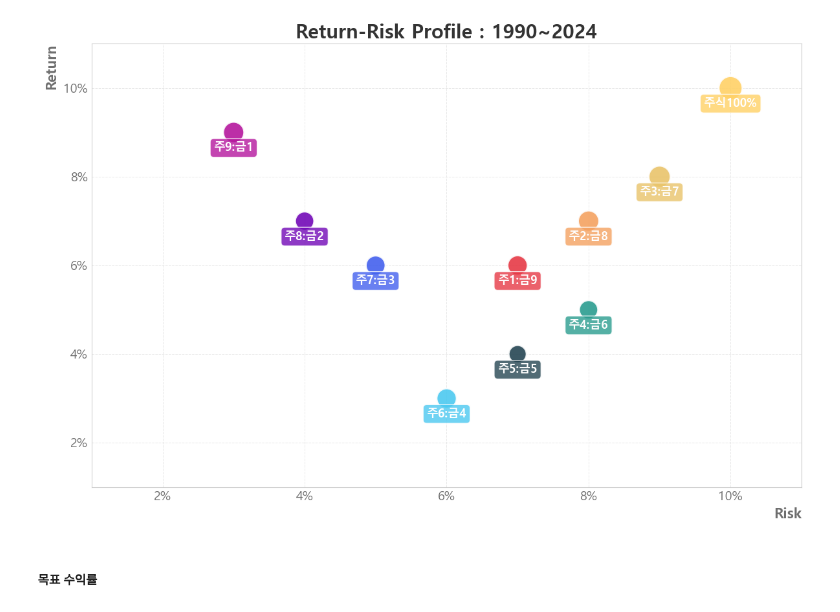
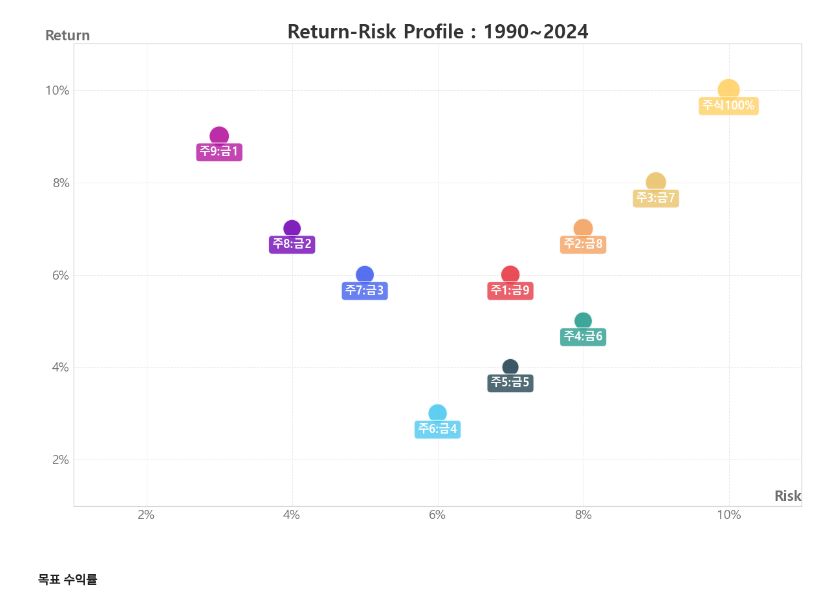
Before and after one commit to sdjhs0327/ws_fn, a Jupyter notebook: strategy/99_01_Report_RV.ipynb, the cells around one changed output. Saved outputs shown, nothing was run; the diff lists cells and outputs as text; code cells hidden in the pictures.

```diff
--- a/strategy/99_01_Report_RV.ipynb
+++ b/strategy/99_01_Report_RV.ipynb
@@ -52,36 +52,36 @@ for i, label in enumerate(labels):
         x[i], y[i]-0.35, label, fontsize=13, ha="center", va="center",
         color="white", fontweight="bold", bbox=dict(facecolor=colors[i], alpha=0.8, boxstyle="round,pad=0.3")
     )
 
 
 # % 단위를 추가하는 포맷터 함수 정의
 def percent_formatter(x, pos):
     return f"{int(x)}%"
 
 # X축, Y축에 % 포맷터 적용
 plt.gca().xaxis.set_major_formatter(FuncFormatter(percent_formatter))
 plt.gca().yaxis.set_major_formatter(FuncFormatter(percent_formatter))
 # 눈금과 축 간격 줄이기
 plt.gca().tick_params(axis="x", pad=1)  # X축 눈금 패딩 조정
 plt.gca().tick_params(axis="y", pad=1)  # Y축 눈금 패딩 조정
 
 # 축 설정
 plt.title("Return-Risk Profile : 1990~2024", fontsize=22, fontweight="bold", color="#333333")
-plt.xlabel("Risk", fontsize=16, labelpad=5, fontweight="bold", color="#6E6E6E", loc="right")
-plt.ylabel("Return", fontsize=16, labelpad=5, fontweight="bold", color="#6E6E6E", loc="top")
+plt.xlabel("Risk", fontsize=16, labelpad=-35, fontweight="bold", color="#6E6E6E", loc="right")
+plt.ylabel("Return", fontsize=16, labelpad=-50, fontweight="bold", color="#6E6E6E", loc="top", rotation=0)
 plt.xticks(fontsize=14, color="#6E6E6E")
 plt.yticks(fontsize=14, color="#6E6E6E")
 plt.xlim(1, 11)
 plt.ylim(1, 11)
 plt.grid(color="#E0E0E0", linestyle="--", linewidth=0.7, alpha=0.7)
 
 
 # 저장 및 출력
 plt.tight_layout()
 ## plt.savefig("return_risk_profile_vibrant.png", dpi=300)
 plt.show()
 # %% [output]
-[figure, old version]
+[figure, new version]
 # %%
 def cal_ret(k, s, c, t):
     '''
```
